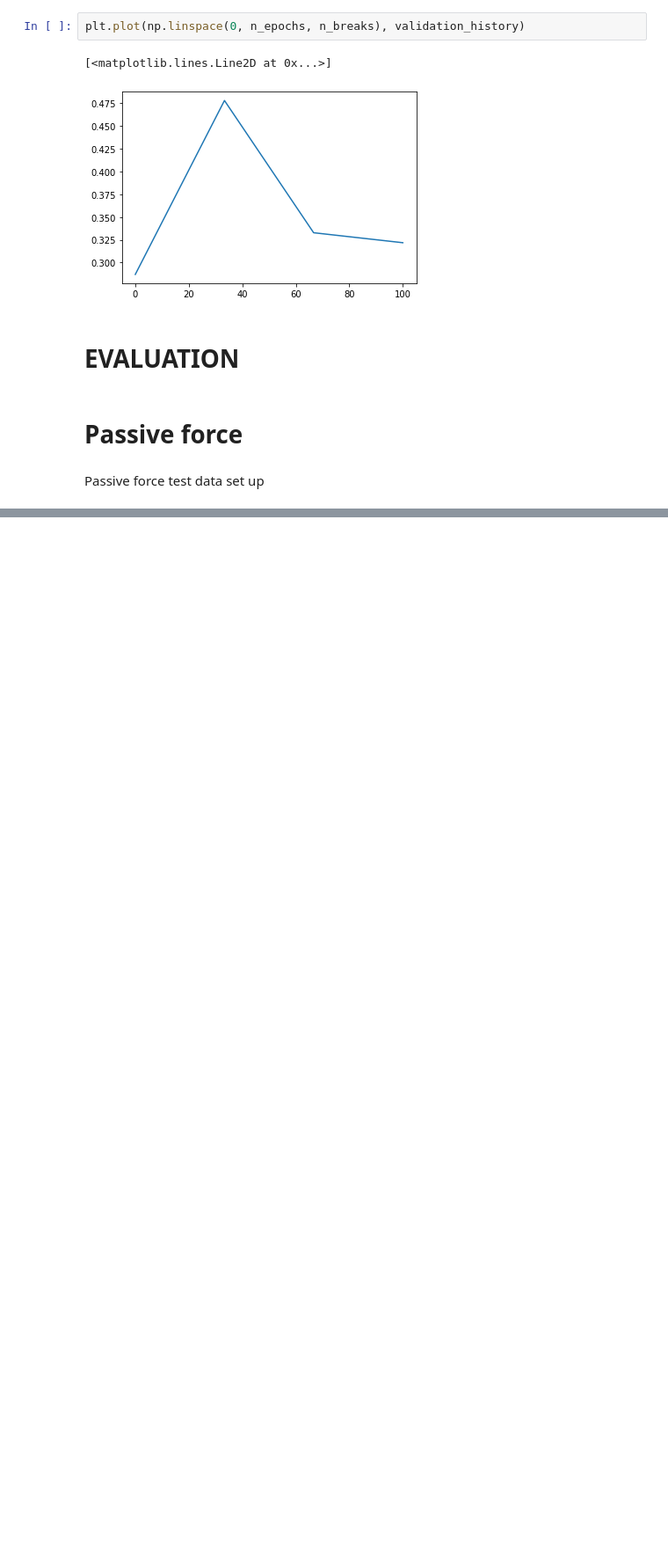
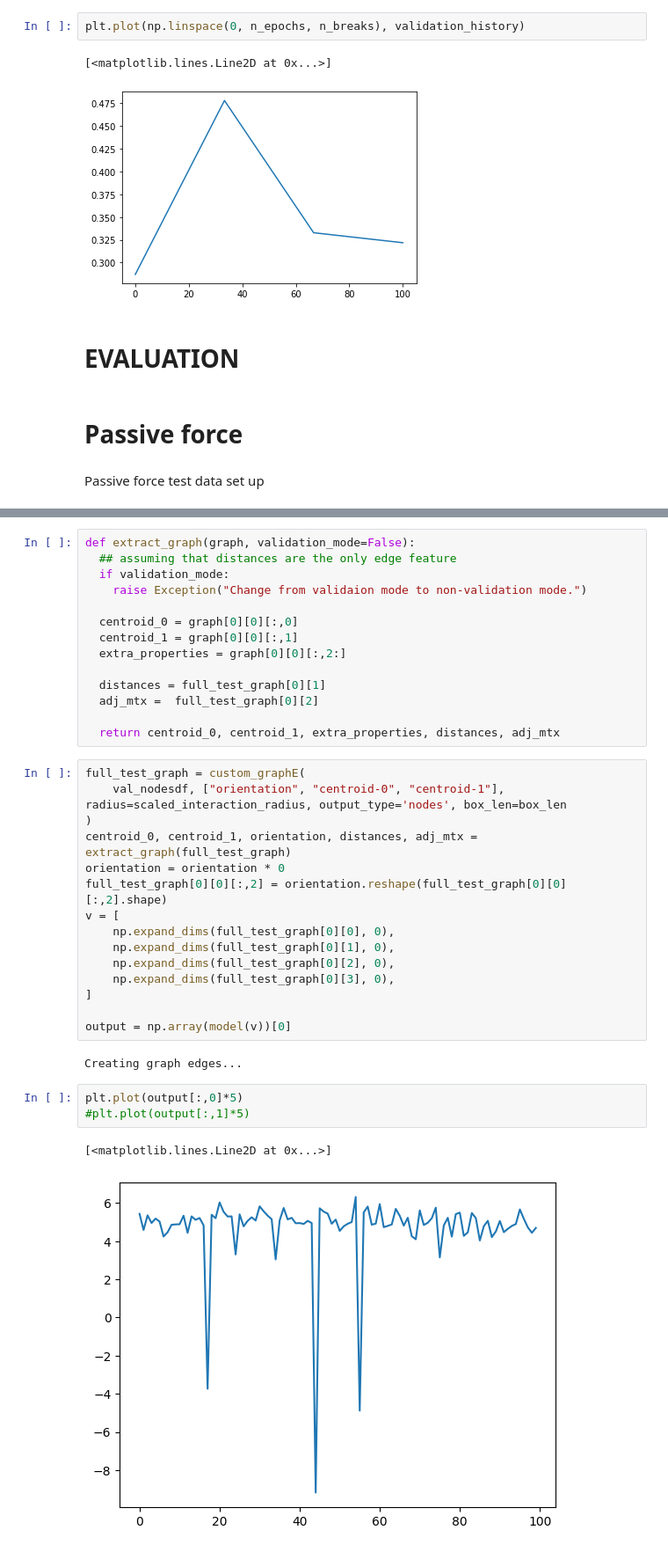
Before and after one commit to Phistian/exjobb, a Jupyter notebook: miguel/training/only_passive.ipynb, the cells around one changed output, grey strips where cells are left out. Shown at 88% size. Saved outputs shown, nothing was run; the diff lists cells and outputs as text; blank space fills up the shorter version.

```diff
--- a/miguel/training/only_passive.ipynb
+++ b/miguel/training/only_passive.ipynb
@@ -532,0 +644,37 @@ Text(0, 0.5, 'Force')
+# %%
+def extract_graph(graph, validation_mode=False):
+  ## assuming that distances are the only edge feature
+  if validation_mode:
+    raise Exception("Change from validaion mode to non-validation mode.")
+
+  centroid_0 = graph[0][0][:,0]
+  centroid_1 = graph[0][0][:,1]
+  extra_properties = graph[0][0][:,2:]
+
+  distances = full_test_graph[0][1]
+  adj_mtx =  full_test_graph[0][2]
+
+  return centroid_0, centroid_1, extra_properties, distances, adj_mtx
+# %%
+full_test_graph = custom_graphE(
+    val_nodesdf, ["orientation", "centroid-0", "centroid-1"], radius=scaled_interaction_radius, output_type='nodes', box_len=box_len
+)
+centroid_0, centroid_1, orientation, distances, adj_mtx = extract_graph(full_test_graph)
+orientation = orientation * 0
+full_test_graph[0][0][:,2] = orientation.reshape(full_test_graph[0][0][:,2].shape)
+v = [
+    np.expand_dims(full_test_graph[0][0], 0),
+    np.expand_dims(full_test_graph[0][1], 0),
+    np.expand_dims(full_test_graph[0][2], 0),
+    np.expand_dims(full_test_graph[0][3], 0),
+]
+
+output = np.array(model(v))[0]
+# %% [output]
+Creating graph edges...
+# %%
+plt.plot(output[:,0]*5)
+#plt.plot(output[:,1]*5)
+# %% [output]
+[<matplotlib.lines.Line2D at 0x...>]
+[figure, added]
```
Also changed, not shown: parts of 28 cells of this notebook.
